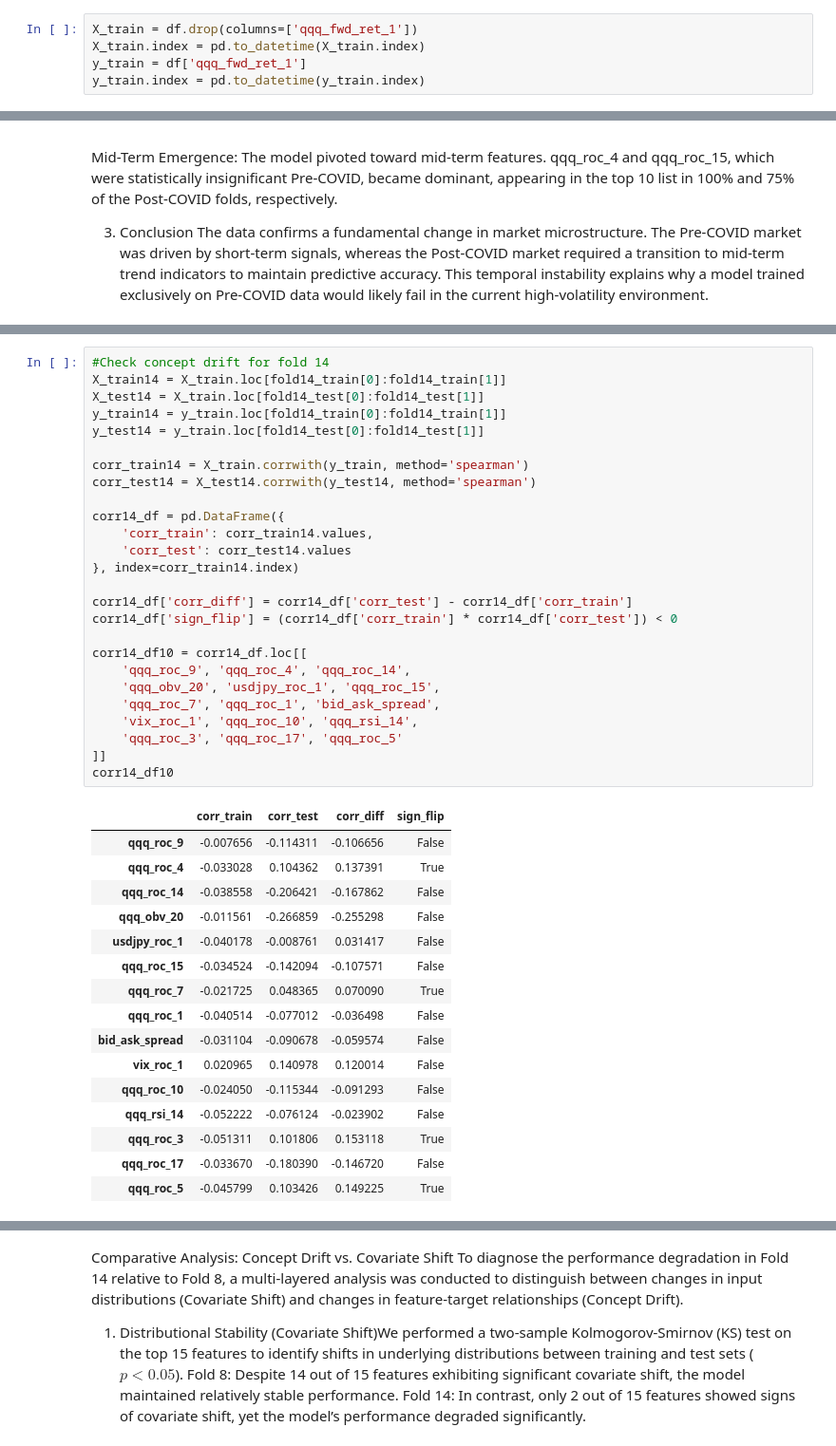
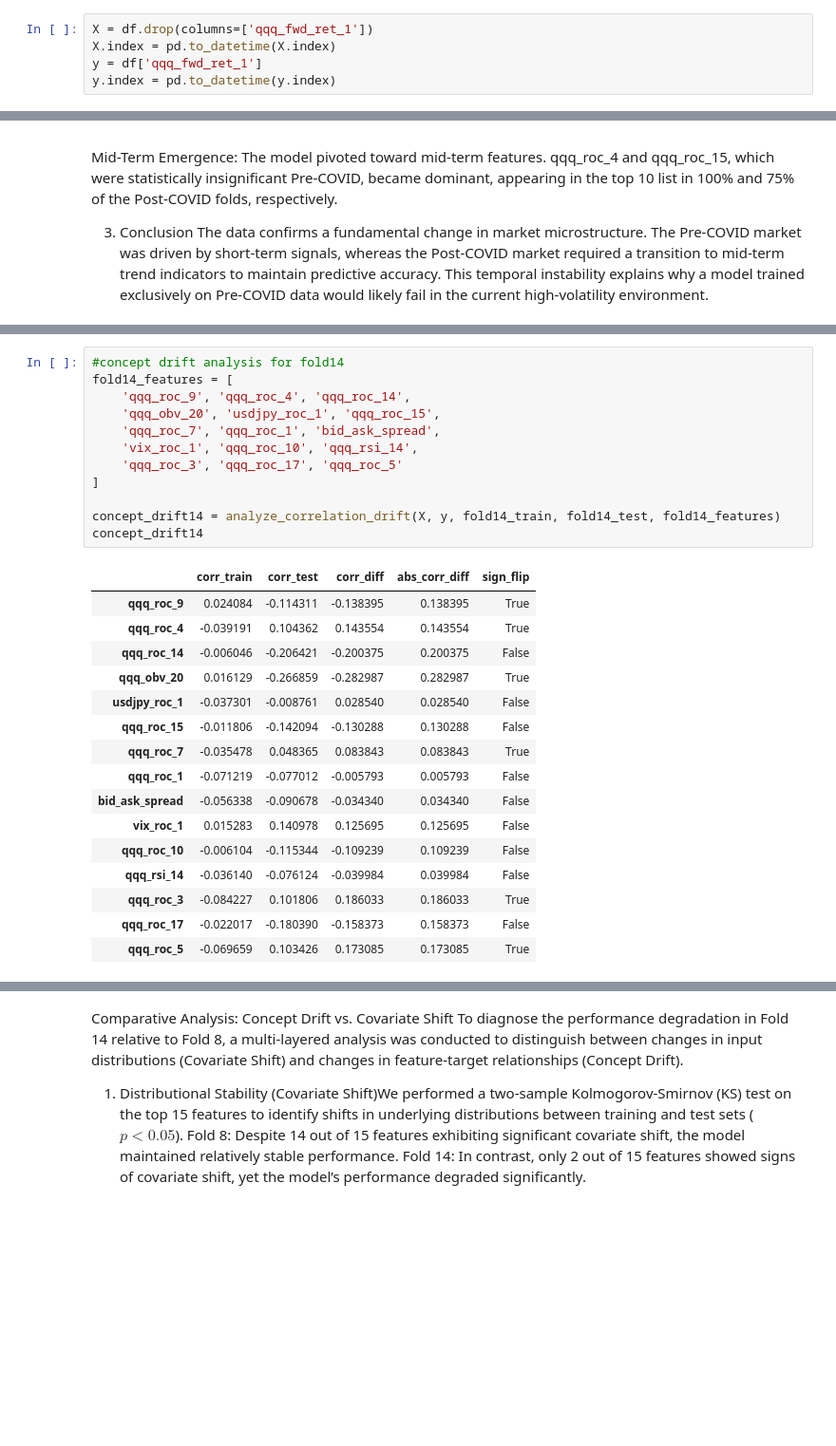
Before and after one commit to ron-shen/Regime-Shift-Analysis-Forecasting-of-QQQ-Returns, a Jupyter notebook: notebooks/model.ipynb, the cells around one changed output, grey strips where cells are left out. Shown at 95% size. Saved outputs shown, nothing was run; the diff lists cells and outputs as text; blank space fills up the shorter version.

```diff
--- a/notebooks/model.ipynb
+++ b/notebooks/model.ipynb
@@ -31,10 +30,10 @@ df.set_index('Date', inplace=True)
 # %% [markdown]
 Pipeline and model construction
 # %%
-X_train = df.drop(columns=['qqq_fwd_ret_1'])
-X_train.index = pd.to_datetime(X_train.index)
-y_train = df['qqq_fwd_ret_1']
-y_train.index = pd.to_datetime(y_train.index)
+X = df.drop(columns=['qqq_fwd_ret_1'])
+X.index = pd.to_datetime(X.index)
+y = df['qqq_fwd_ret_1']
+y.index = pd.to_datetime(y.index)
 # %%
 models = []
 models.append(('EN', ElasticNet()))
@@ -581,47 +417,33 @@ drift_report
 | 32 | usdjpy_roc_1 | 0.083 | 5.360666e-01 | False |
 | 27 | gld_roc_1 | 0.044 | 9.921304e-01 | False |
 # %%
-#Check concept drift for fold 14
-X_train14 = X_train.loc[fold14_train[0]:fold14_train[1]]
-X_test14 = X_train.loc[fold14_test[0]:fold14_test[1]]
-y_train14 = y_train.loc[fold14_train[0]:fold14_train[1]]
-y_test14 = y_train.loc[fold14_test[0]:fold14_test[1]]
-
-corr_train14 = X_train.corrwith(y_train, method='spearman')
-corr_test14 = X_test14.corrwith(y_test14, method='spearman')
-
-corr14_df = pd.DataFrame({
-    'corr_train': corr_train14.values,
-    'corr_test': corr_test14.values
-}, index=corr_train14.index)
-
-corr14_df['corr_diff'] = corr14_df['corr_test'] - corr14_df['corr_train']
-corr14_df['sign_flip'] = (corr14_df['corr_train'] * corr14_df['corr_test']) < 0
-
-corr14_df10 = corr14_df.loc[[
+#concept drift analysis for fold14
+fold14_features = [
     'qqq_roc_9', 'qqq_roc_4', 'qqq_roc_14',
     'qqq_obv_20', 'usdjpy_roc_1', 'qqq_roc_15',
     'qqq_roc_7', 'qqq_roc_1', 'bid_ask_spread',
     'vix_roc_1', 'qqq_roc_10', 'qqq_rsi_14',
     'qqq_roc_3', 'qqq_roc_17', 'qqq_roc_5'
-]]
-corr14_df10
+]
+
+concept_drift14 = analyze_correlation_drift(X, y, fold14_train, fold14_test, fold14_features)
+concept_drift14
 # %% [output]
-|  | corr_train | corr_test | corr_diff | sign_flip |
-| qqq_roc_9 | -0.007656 | -0.114311 | -0.106656 | False |
-| qqq_roc_4 | -0.033028 | 0.104362 | 0.137391 | True |
-| qqq_roc_14 | -0.038558 | -0.206421 | -0.167862 | False |
-| qqq_obv_20 | -0.011561 | -0.266859 | -0.255298 | False |
-| usdjpy_roc_1 | -0.040178 | -0.008761 | 0.031417 | False |
-| qqq_roc_15 | -0.034524 | -0.142094 | -0.107571 | False |
-| qqq_roc_7 | -0.021725 | 0.048365 | 0.070090 | True |
-| qqq_roc_1 | -0.040514 | -0.077012 | -0.036498 | False |
-| bid_ask_spread | -0.031104 | -0.090678 | -0.059574 | False |
-| vix_roc_1 | 0.020965 | 0.140978 | 0.120014 | False |
-| qqq_roc_10 | -0.024050 | -0.115344 | -0.091293 | False |
-| qqq_rsi_14 | -0.052222 | -0.076124 | -0.023902 | False |
-| qqq_roc_3 | -0.051311 | 0.101806 | 0.153118 | True |
-| qqq_roc_17 | -0.033670 | -0.180390 | -0.146720 | False |
-| qqq_roc_5 | -0.045799 | 0.103426 | 0.149225 | True |
+|  | corr_train | corr_test | corr_diff | abs_corr_diff | sign_flip |
+| qqq_roc_9 | 0.024084 | -0.114311 | -0.138395 | 0.138395 | True |
+| qqq_roc_4 | -0.039191 | 0.104362 | 0.143554 | 0.143554 | True |
+| qqq_roc_14 | -0.006046 | -0.206421 | -0.200375 | 0.200375 | False |
+| qqq_obv_20 | 0.016129 | -0.266859 | -0.282987 | 0.282987 | True |
+| usdjpy_roc_1 | -0.037301 | -0.008761 | 0.028540 | 0.028540 | False |
+| qqq_roc_15 | -0.011806 | -0.142094 | -0.130288 | 0.130288 | False |
+| qqq_roc_7 | -0.035478 | 0.048365 | 0.083843 | 0.083843 | True |
+| qqq_roc_1 | -0.071219 | -0.077012 | -0.005793 | 0.005793 | False |
+| bid_ask_spread | -0.056338 | -0.090678 | -0.034340 | 0.034340 | False |
+| vix_roc_1 | 0.015283 | 0.140978 | 0.125695 | 0.125695 | False |
+| qqq_roc_10 | -0.006104 | -0.115344 | -0.109239 | 0.109239 | False |
+| qqq_rsi_14 | -0.036140 | -0.076124 | -0.039984 | 0.039984 | False |
+| qqq_roc_3 | -0.084227 | 0.101806 | 0.186033 | 0.186033 | True |
+| qqq_roc_17 | -0.022017 | -0.180390 | -0.158373 | 0.158373 | False |
+| qqq_roc_5 | -0.069659 | 0.103426 | 0.173085 | 0.173085 | True |
 # %%
 #Check concept drift for fold 8
```
Also changed, not shown: parts of 24 cells of this notebook, 5 other files.
